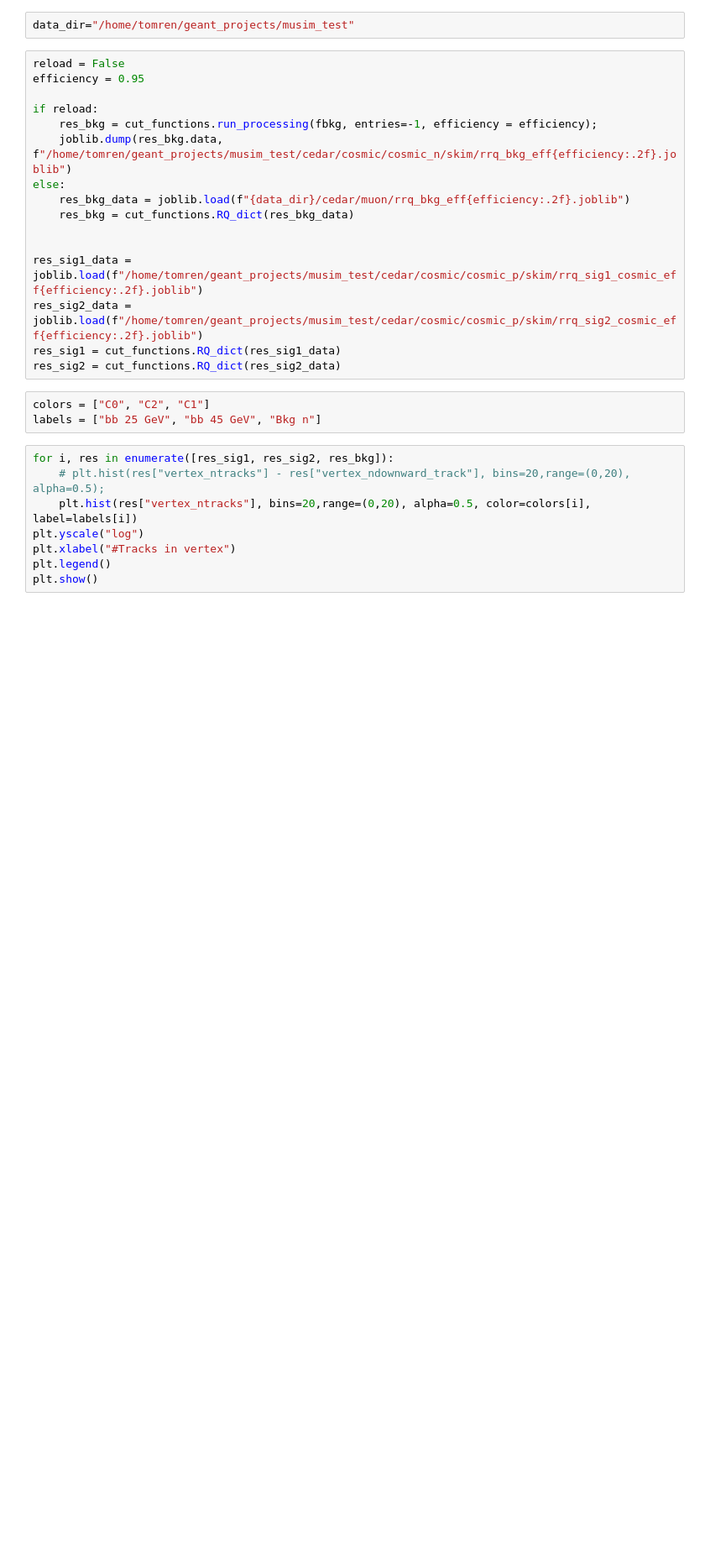
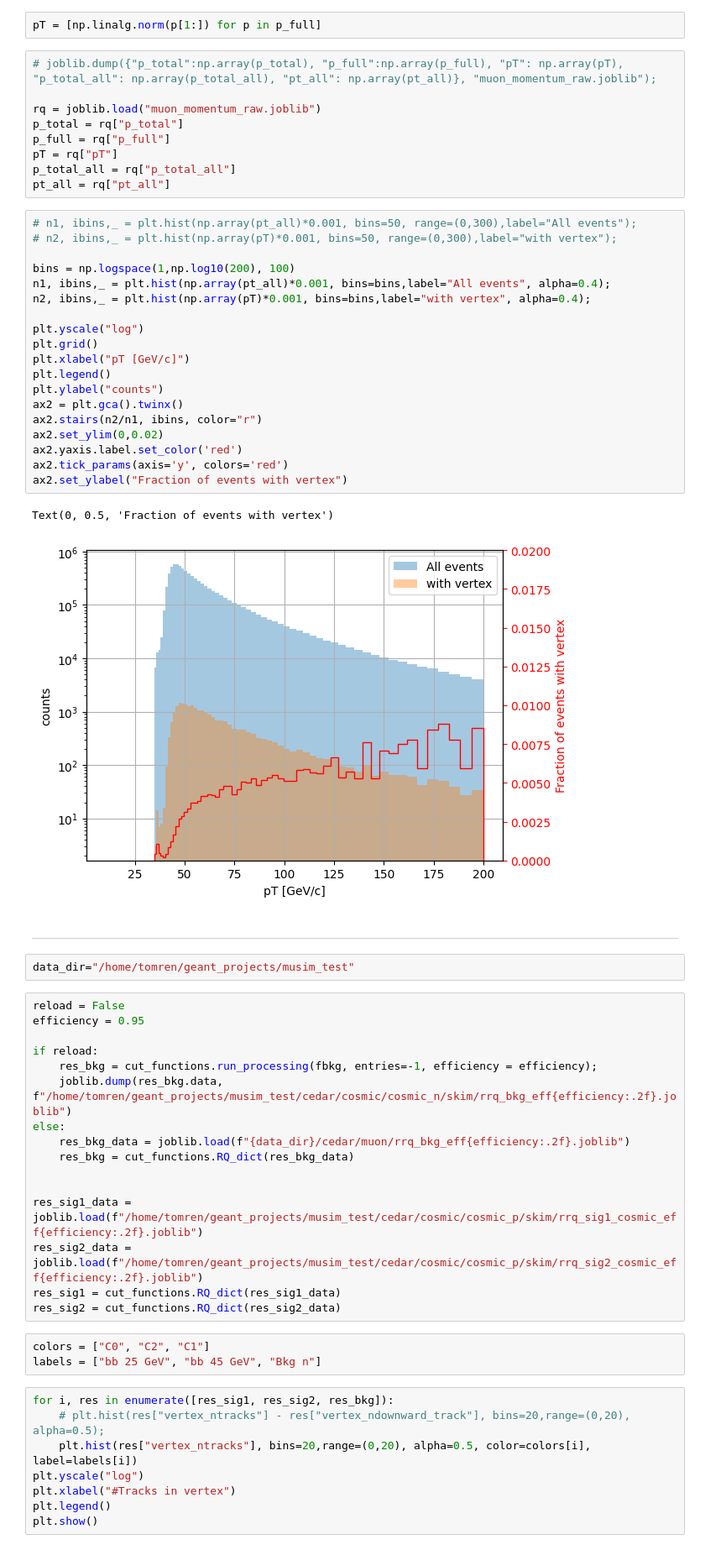
Before and after one commit to EdmondRen/mathusla-newsim, a Jupyter notebook: studies/mathusla40/lhc_muon/2.cut_dev-lhc_muon.ipynb, the cells around one changed output. Shown at 84% size. Cells and saved outputs as stored; diff of their text form; blank space fills up the shorter version.

```diff
--- a/studies/mathusla40/lhc_muon/2.cut_dev-lhc_muon.ipynb
+++ b/studies/mathusla40/lhc_muon/2.cut_dev-lhc_muon.ipynb
@@ -36,3 +94,38 @@ Welcome to JupyROOT 6.28/10
+# %%
+pT = [np.linalg.norm(p[1:]) for p in p_full]
+# %%
+# joblib.dump({"p_total":np.array(p_total), "p_full":np.array(p_full), "pT": np.array(pT), "p_total_all": np.array(p_total_all), "pt_all": np.array(pt_all)}, "muon_momentum_raw.joblib");
+
+rq = joblib.load("muon_momentum_raw.joblib")
+p_total = rq["p_total"]
+p_full = rq["p_full"]
+pT = rq["pT"]
+p_total_all = rq["p_total_all"]
+pt_all = rq["pt_all"]
+# %%
+# n1, ibins,_ = plt.hist(np.array(pt_all)*0.001, bins=50, range=(0,300),label="All events");
+# n2, ibins,_ = plt.hist(np.array(pT)*0.001, bins=50, range=(0,300),label="with vertex");
+
+bins = np.logspace(1,np.log10(200), 100)
+n1, ibins,_ = plt.hist(np.array(pt_all)*0.001, bins=bins,label="All events", alpha=0.4);
+n2, ibins,_ = plt.hist(np.array(pT)*0.001, bins=bins,label="with vertex", alpha=0.4);
+
+plt.yscale("log")
+plt.grid()
+plt.xlabel("pT [GeV/c]")
+plt.legend()
+plt.ylabel("counts")
+ax2 = plt.gca().twinx()
+ax2.stairs(n2/n1, ibins, color="r")
+ax2.set_ylim(0,0.02)
+ax2.yaxis.label.set_color('red')
+ax2.tick_params(axis='y', colors='red')
+ax2.set_ylabel("Fraction of events with vertex")
+# %% [output]
+Text(0, 0.5, 'Fraction of events with vertex')
+[figure, added]
+# %% [markdown]
+---
 # %%
 data_dir="/home/tomren/geant_projects/musim_test"
 # %%
```
Also changed, not shown: parts of 6 cells of this notebook, 38 other files.
